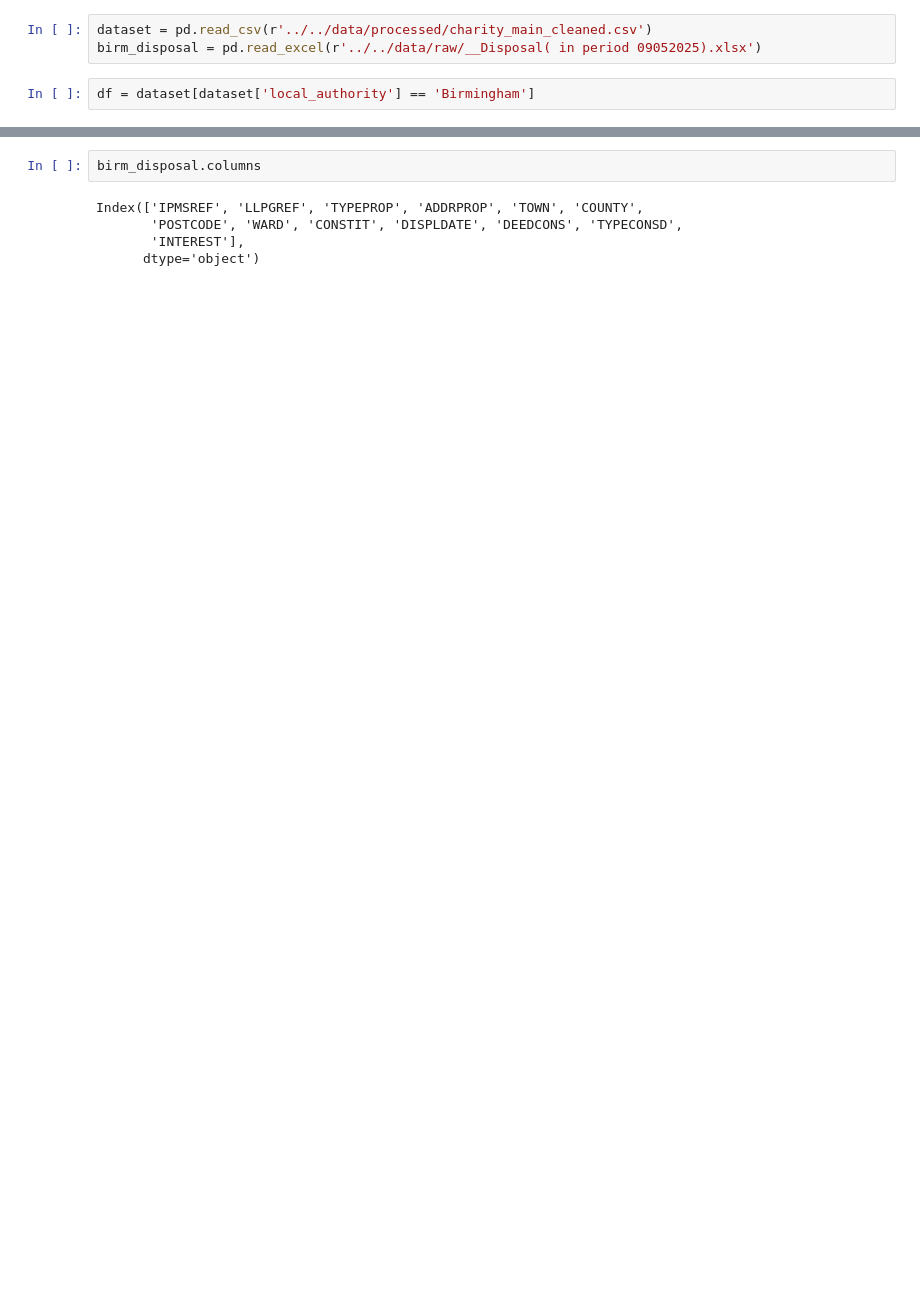
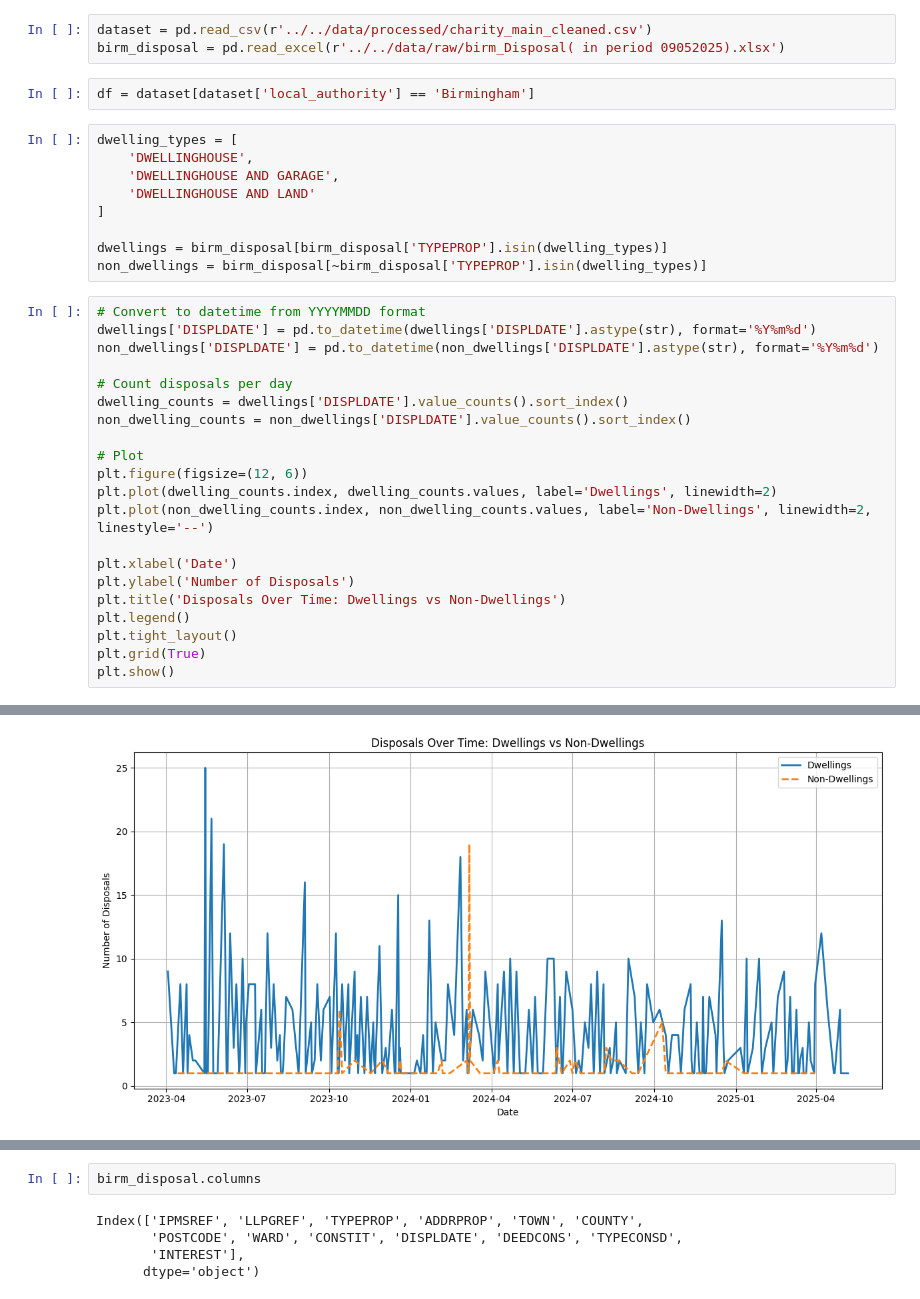
Before and after one commit to crystalyu917/The-Impact-of-Local-Council-Asset-Sales-on-Charity-Survival-in-England, a Jupyter notebook: src/analysis/birmingham disposal.ipynb, the cells around one changed output, grey strips where cells are left out. Saved outputs shown, nothing was run; the diff lists cells and outputs as text; blank space fills up the shorter version.

```diff
--- a/src/analysis/birmingham disposal.ipynb
+++ b/src/analysis/birmingham disposal.ipynb
@@ -5,6 +5,37 @@ import numpy as np
 from statsmodels.formula.api import ols
 # %%
 dataset = pd.read_csv(r'../../data/processed/charity_main_cleaned.csv')
-birm_disposal = pd.read_excel(r'../../data/raw/__Disposal( in period 09052025).xlsx')
+birm_disposal = pd.read_excel(r'../../data/raw/birm_Disposal( in period 09052025).xlsx')
 # %%
 df = dataset[dataset['local_authority'] == 'Birmingham']
+# %%
+dwelling_types = [
+    'DWELLINGHOUSE',
+    'DWELLINGHOUSE AND GARAGE',
+    'DWELLINGHOUSE AND LAND'
+]
+
+dwellings = birm_disposal[birm_disposal['TYPEPROP'].isin(dwelling_types)]
+non_dwellings = birm_disposal[~birm_disposal['TYPEPROP'].isin(dwelling_types)]
+# %%
+# Convert to datetime from YYYYMMDD format
+dwellings['DISPLDATE'] = pd.to_datetime(dwellings['DISPLDATE'].astype(str), format='%Y%m%d')
+non_dwellings['DISPLDATE'] = pd.to_datetime(non_dwellings['DISPLDATE'].astype(str), format='%Y%m%d')
+
+# Count disposals per day
+dwelling_counts = dwellings['DISPLDATE'].value_counts().sort_index()
+non_dwelling_counts = non_dwellings['DISPLDATE'].value_counts().sort_index()
+
+# Plot
+plt.figure(figsize=(12, 6))
+plt.plot(dwelling_counts.index, dwelling_counts.values, label='Dwellings', linewidth=2)
+plt.plot(non_dwelling_counts.index, non_dwelling_counts.values, label='Non-Dwellings', linewidth=2, linestyle='--')
+
+plt.xlabel('Date')
+plt.ylabel('Number of Disposals')
+plt.title('Disposals Over Time: Dwellings vs Non-Dwellings')
+plt.legend()
+plt.tight_layout()
+plt.grid(True)
+plt.show()
+# %% [output]
@@ -10,0 +52 @@ df = dataset[dataset['local_authority'] == 'Birmingham']
+[figure, added]
```
Also changed, not shown: parts of 15 cells of this notebook, 5 other files.
